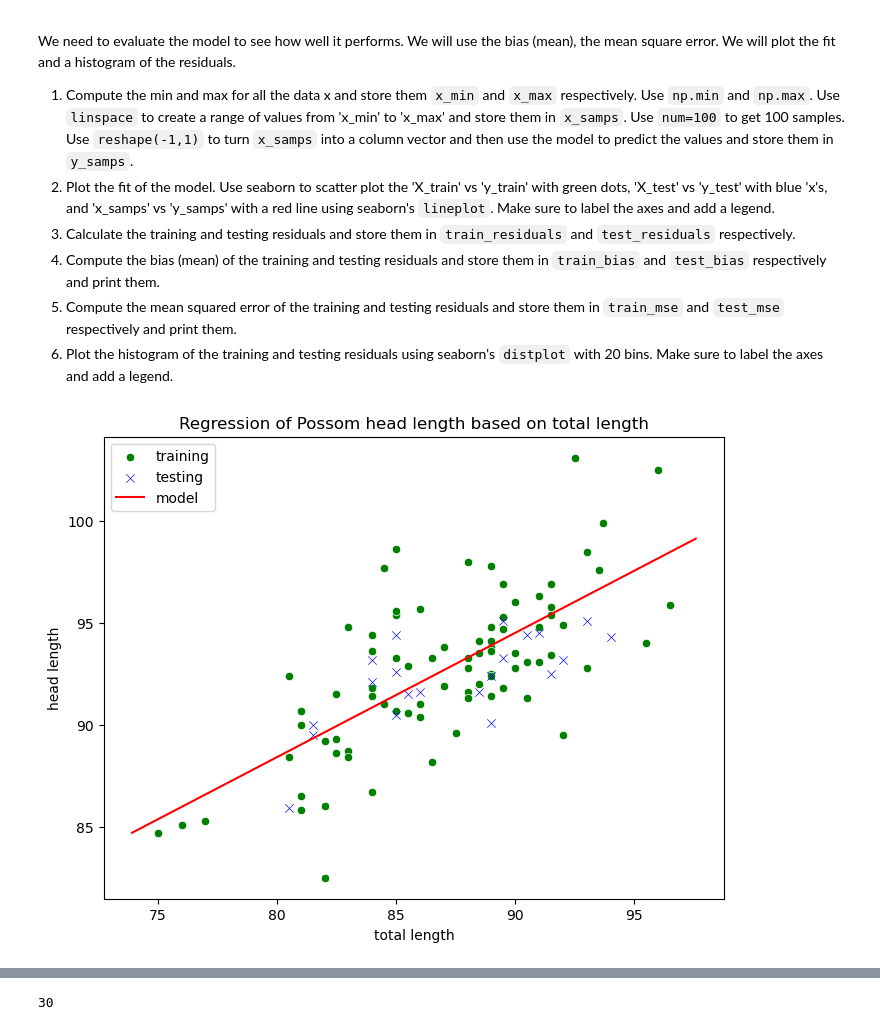
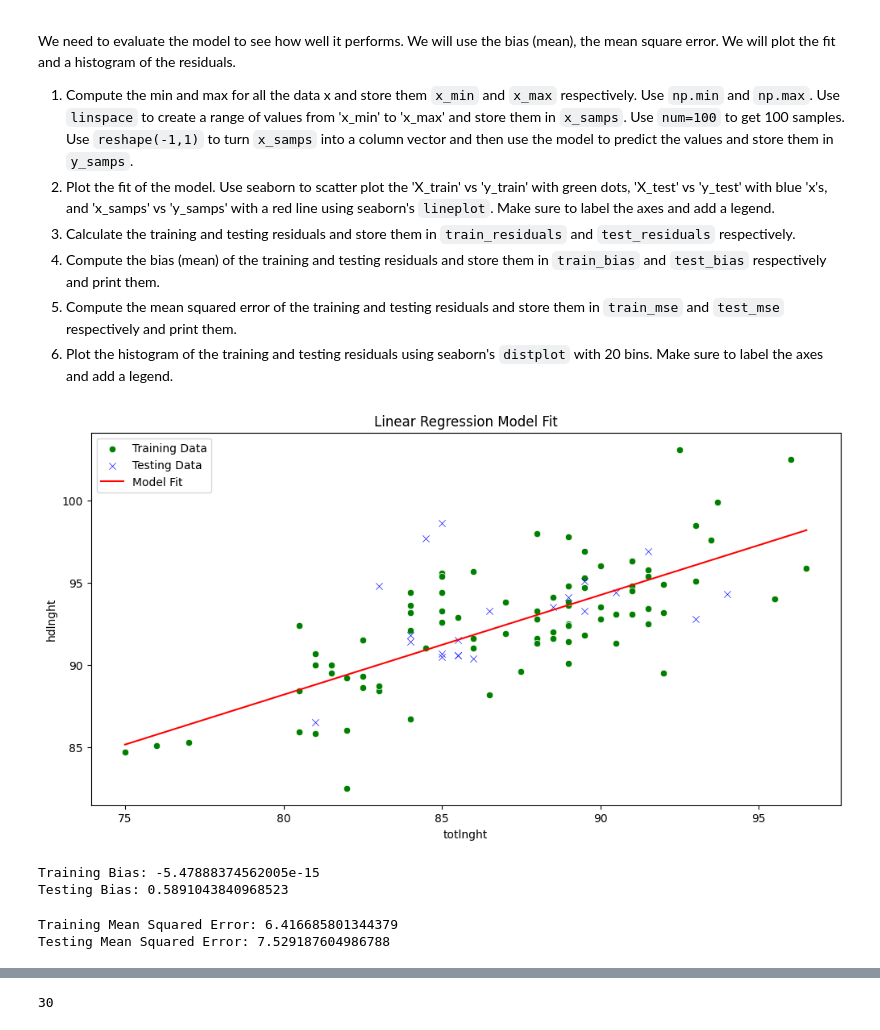
Before and after one commit to DataScienceAndEngineering/final-programming-part-question-1-mjyoti000, a Jupyter notebook: Final PPQ1--Regression.ipynb, the cells around one changed output, grey strips where cells are left out. Saved outputs shown, nothing was run; the diff lists cells and outputs as text; code cells hidden in the pictures.

```diff
--- a/Final PPQ1--Regression.ipynb
+++ b/Final PPQ1--Regression.ipynb
@@ -131,7 +175,7 @@ score['1.3.3'] = 2
 score['1.3.4'] = 1
 # %%
 #### 1.3.5 split data
-
+X_train, X_test, y_train, y_test = train_test_split(X, y, test_size=0.2, random_state=42)
 
 
 # Leave the code in this cell below unchanged. Use print if output is desired
@@ -144,14 +188,14 @@ score['1.3.5'] = 2
 3. Predict using training data and store the results in `y_pred_train` and for testing data and store the results in `y_pred_test`.
 # %%
 #### 1.4.1 create model
-
+linear_reg_model = LinearRegression()
 
 
 # Leave the code in this cell below unchanged. Use print if output is desired
 score['1.4.1'] = 1
 # %%
 #### 1.4.2 fit model
-
+linear_reg_model.fit(X_train, y_train)
 
 
 # Leave the code in this cell below unchanged. Use print if output is desired
@@ -174,4 +219,34 @@ We need to evaluate the model to see how well it performs. We will use the bias
 4. Compute the bias (mean) of the training and testing residuals and store them in `train_bias` and `test_bias` respectively and print them.
 5. Compute the mean squared error of the training and testing residuals and store them in `train_mse` and `test_mse` respectively and print them.
 6. Plot the histogram of the training and testing residuals using seaborn's `distplot` with 20 bins. Make sure to label the axes and add a legend.
+# %%
+#### 1.5.1 predict
+x_min = np.min(x)
+x_max = np.max(x)
+
+# Create a range of values from x_min to x_max
+x_samps = np.linspace(x_min, x_max, num=100).reshape(-1, 1)
+
+# Predict the values using the model
+y_samps = linear_reg_model.predict(x_samps)
+
+# Leave the code in this cell below unchanged. Use print if output is desired
+score['1.5.1'] = 2
+# %%
+#### 1.5.2 plot
+plt.figure(figsize=(12, 6))
+sns.scatterplot(x=X_train.flatten(), y=y_train, color='green', label='Training Data')
+sns.scatterplot(x=X_test.flatten(), y=y_test, marker='x', color='blue', label='Testing Data')
+sns.lineplot(x=x_samps.flatten(), y=y_samps, color='red', label='Model Fit')
+plt.title('Linear Regression Model Fit')
+plt.xlabel('totlnght')
+plt.ylabel('hdlnght')
+plt.legend()
+plt.show()
+
+
+# Leave the code in this cell below unchanged. Use print if output is desired
+score['1.5.2'] = 3
+# %% [output]
+[figure, added]
 # %%
@@ -184,16 +259,28 @@ score['1.5.1'] = 2
 # %%
-#### 1.5.2 plot
-
+#### 1.5.4 compute the bias
+train_bias = np.mean(train_residuals)
+test_bias = np.mean(test_residuals)
+print("Training Bias:", train_bias)
+print("Testing Bias:", test_bias)
 
 
 # Leave the code in this cell below unchanged. Use print if output is desired
-score['1.5.2'] = 3
+score['1.5.4'] = 1
 # %% [output]
-[figure, removed]
+Training Bias: -5.47888374562005e-15
+Testing Bias: 0.5891043840968523
 # %%
-#### 1.5.3 compute the residuals
+#### 1.5.5 compute the mean square error
+train_mse = mse(y_train, y_pred_train)
+test_mse = mse(y_test, y_pred_test)
+print("Training Mean Squared Error:", train_mse)
+print("Testing Mean Squared Error:", test_mse)
+
 
 
 # Leave the code in this cell below unchanged. Use print if output is desired
-score['1.5.3'] = 2
+score['1.5.5'] = 2
+# %% [output]
+Training Mean Squared Error: 6.416685801344379
+Testing Mean Squared Error: 7.529187604986788
 # %%
```
Also changed, not shown: parts of 13 cells of this notebook.
